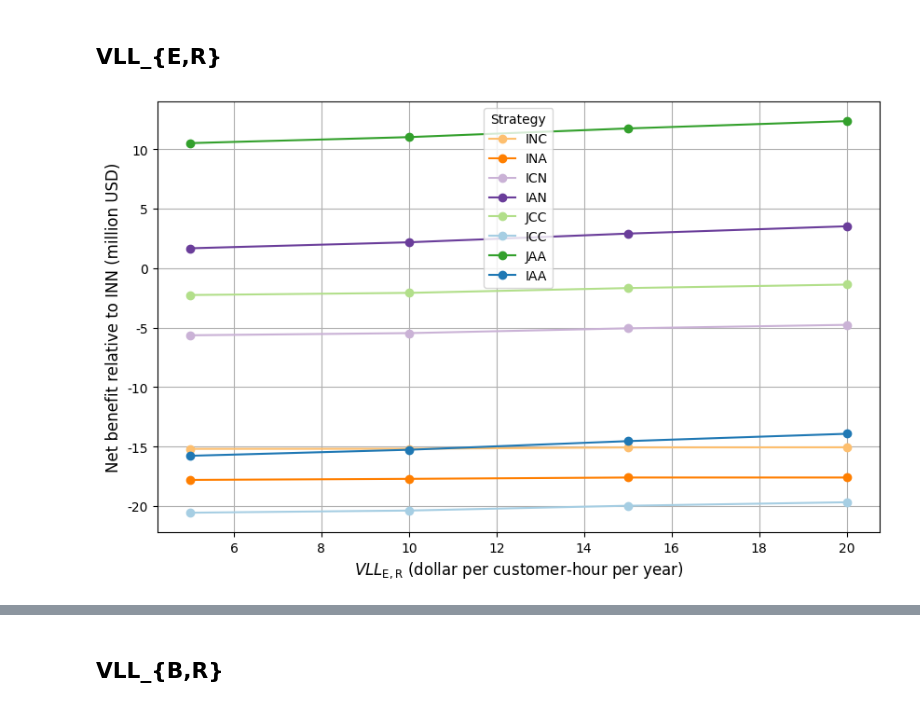
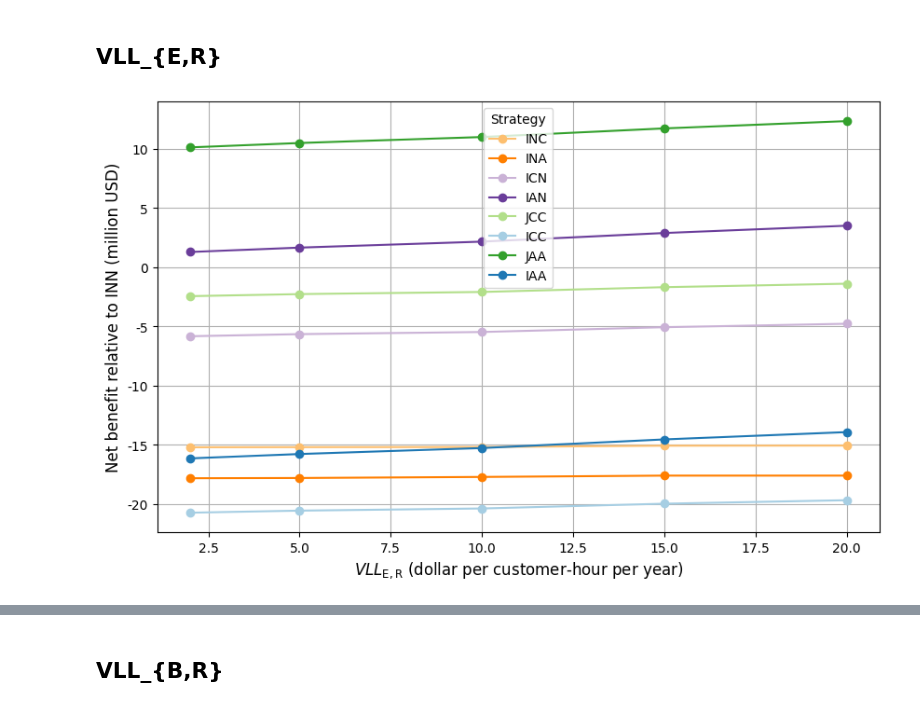
Before and after one commit to narslab/project-groundwork, a Jupyter notebook: bin/jupyter/sensivity-for-all-strategies-relative-net-benefit.ipynb, the cells around one changed output, grey strips where cells are left out. Cells and saved outputs as stored; diff of their text form; code cells hidden in the pictures.

```diff
--- a/bin/jupyter/sensivity-for-all-strategies-relative-net-benefit.ipynb
+++ b/bin/jupyter/sensivity-for-all-strategies-relative-net-benefit.ipynb
@@ -63,7 +63,7 @@ plt.show()
 ## VLL_{E,R}
 # %%
 # List of VLL_{E,R} values
-vll_values = [5, 10, 15, 20]
+vll_values = [2, 5, 10, 15, 20]
 
 # Dictionary to hold data
 data = {}
@@ -81,31 +81,31 @@ for vll in vll_values:
 combined_df = pd.DataFrame(data)
 
 # Define colors for each strategy
 strategy_colors = {
     'INN': '#FB9A99', 'INC': '#FDBF6F', 'INA': '#FF7F00', 'ICN': '#CAB2D6',
     'IAN': '#6A3D9A', 'JCC': '#B2DF8A', 'ICC': '#A6CEE3', 'JAA': '#33A02C', 'IAA': '#1F78B4'
 }
 
 # Function to format the y-axis tick labels as millions
 def millions_formatter(x, pos):
     return f'{x * 1e-6:.0f}'
 
 # Plotting
 plt.figure(figsize=(10, 6))
 for strategy in combined_df.index:
     plt.plot(combined_df.columns, combined_df.loc[strategy], label=strategy, marker='o', color=strategy_colors[strategy])
 
 # Set y-axis formatter
 formatter = FuncFormatter(millions_formatter)
 plt.gca().yaxis.set_major_formatter(formatter)
 
 plt.xlabel(r'$VLL_{\mathrm{E,R}}$ (dollar per customer-hour per year)', fontsize=12)
 plt.ylabel('Net benefit relative to INN (million USD)', fontsize=12)
 
 
 plt.legend(title='Strategy', fontsize=10)
 plt.grid(True)
 
 plt.show()
 # %% [output]
-[figure, old version]
+[figure, new version]
```
Also changed, not shown: parts of 2 cells of this notebook, 5 other files.
